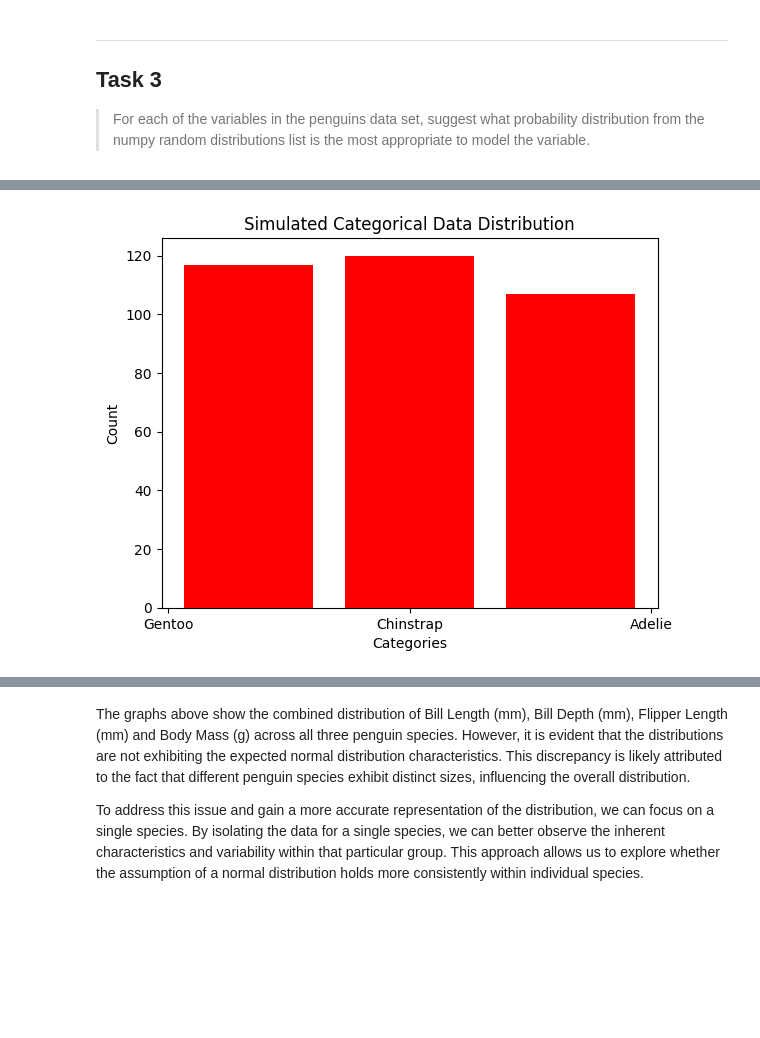
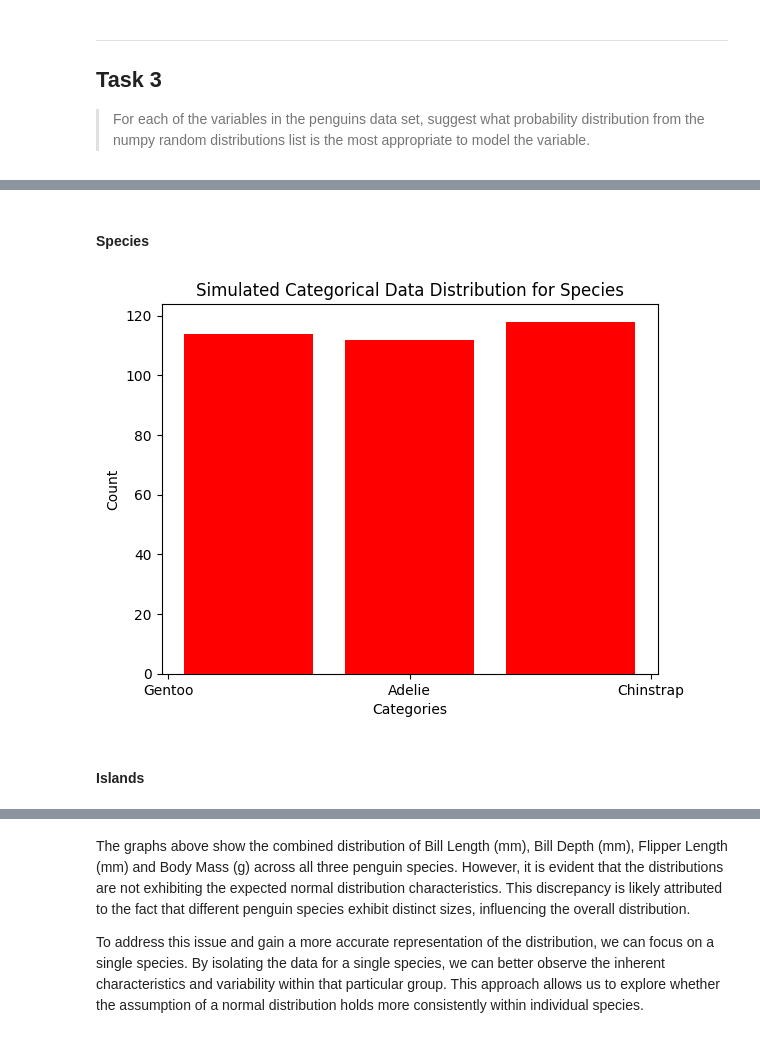
Before and after one commit to claretubs/fundamentals-data-analysis-project, a Jupyter notebook: tasks.ipynb, the cells around one changed output, grey strips where cells are left out. Cells and saved outputs as stored; diff of their text form; code cells hidden in the pictures; blank space fills up the shorter version.

```diff
--- a/tasks.ipynb
+++ b/tasks.ipynb
@@ -130,3 +100,5 @@ plt.show()
+# %% [markdown]
+#### Species
 # %%
 # Simulating the categorical data of species.
 # Define categories and their corresponding integer codes.
@@ -141,9 +114,11 @@ simulated_categories = [categories[code] for code in simulated_data]
 # %%
 # Plot the distribution.
 plt.hist(simulated_categories, bins=len(categories), rwidth=0.8, color='red')
 plt.xlabel('Categories')
 plt.ylabel('Count')
-plt.title('Simulated Categorical Data Distribution')
+plt.title('Simulated Categorical Data Distribution for Species')
 plt.show()
 # %% [output]
-[figure, old version]
+[figure, new version]
+# %% [markdown]
+#### Islands
```
Also changed, not shown: parts of 24 cells of this notebook.
